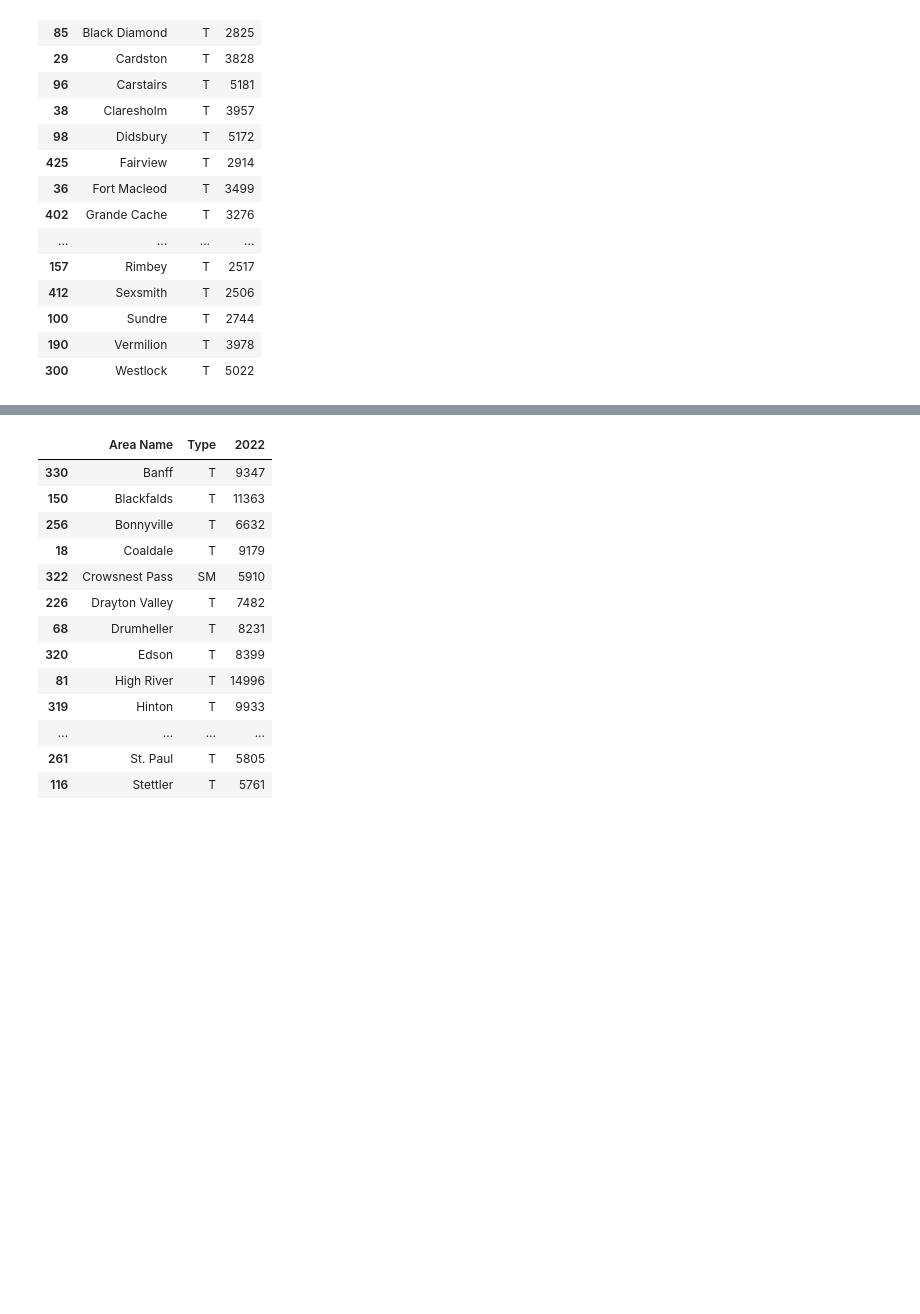
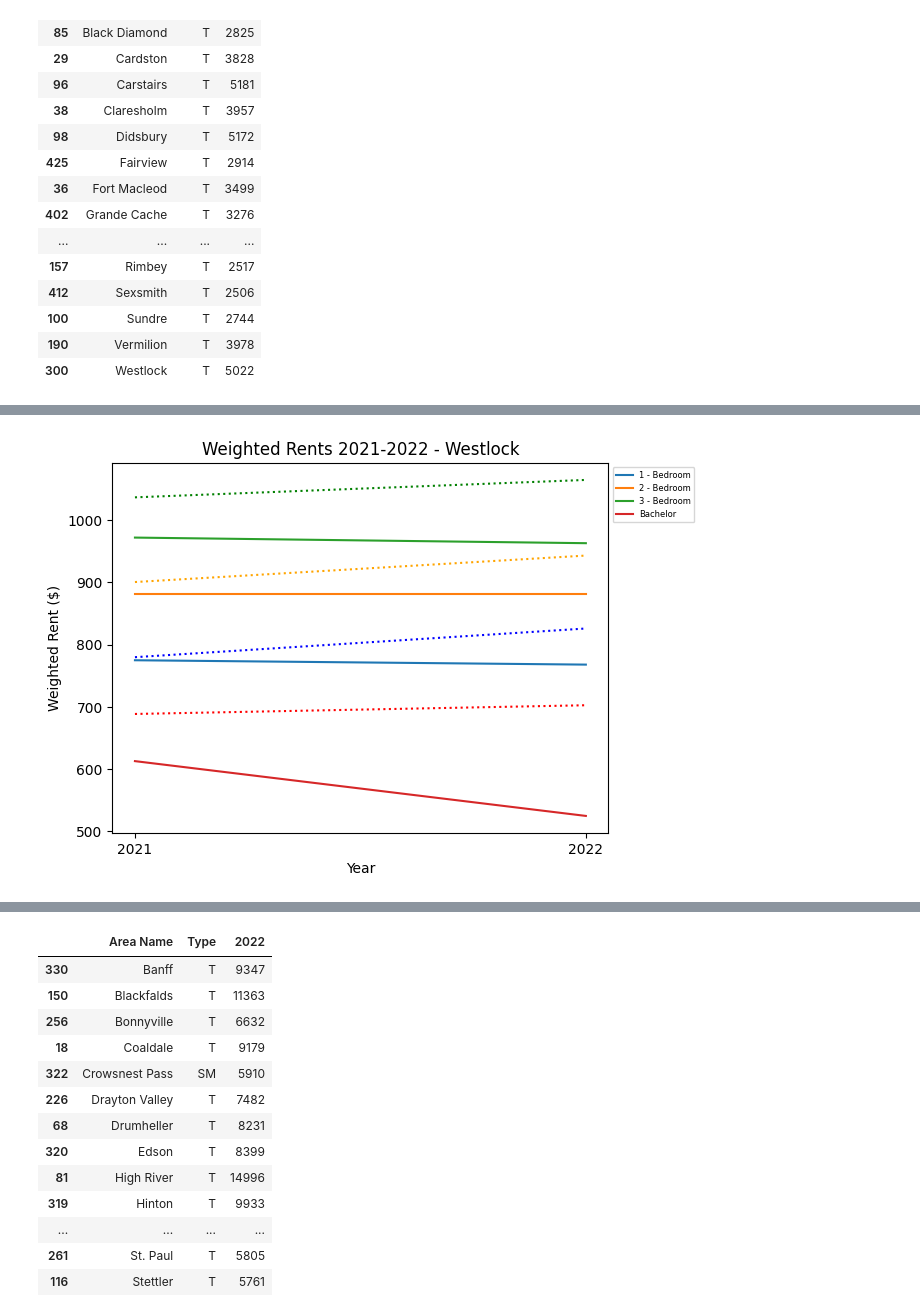
Before and after one commit to Mathemusician1729/DATA-221-Project, a Jupyter notebook: 221-Project.ipynb, the cells around one changed output, grey strips where cells are left out. Cells and saved outputs as stored; diff of their text form; code cells hidden in the pictures; blank space fills up the shorter version.

```diff
--- a/221-Project.ipynb
+++ b/221-Project.ipynb
@@ -522,0 +571,15 @@ med_towns
+# %%
+for i in range(len(westlock.index)):
+    plt.plot(["2021", "2022"], westlock_rents.iloc[i], label=westlock["Unit Type"].iloc[i])
+
+plt.plot([mean_bachelors2021, mean_bachelors2022], linestyle='dotted', color="r")
+plt.plot([mean_1beds2021, mean_1beds2022], linestyle='dotted', color="b")
+plt.plot([mean_2beds2021, mean_2beds2022], linestyle='dotted', color="orange")
+plt.plot([mean_3beds2021, mean_3beds2022], linestyle='dotted', color="g")
+plt.title("Weighted Rents 2021-2022 - Westlock")
+plt.xlabel("Year")
+plt.ylabel("Weighted Rent ($)")
+plt.legend(prop={'size': 6}, bbox_to_anchor=(1,1))
+plt.show()
+# %% [output]
+[figure, added]
```
Also changed, not shown: parts of 11 cells of this notebook.
